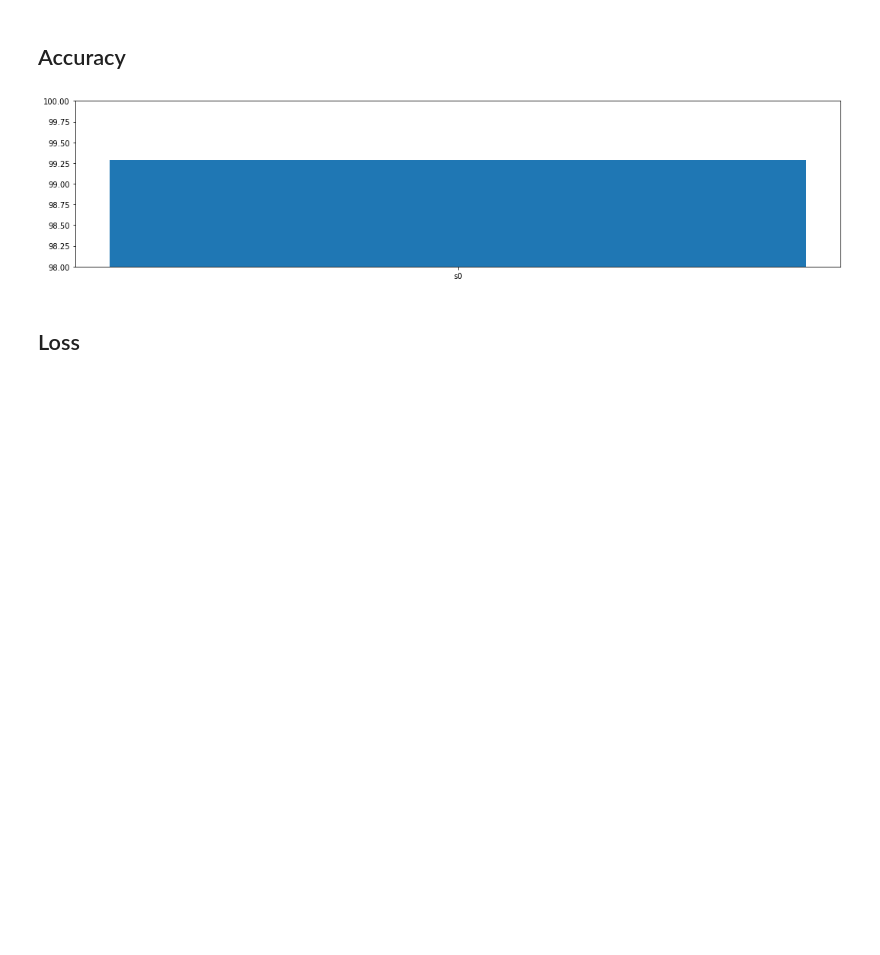
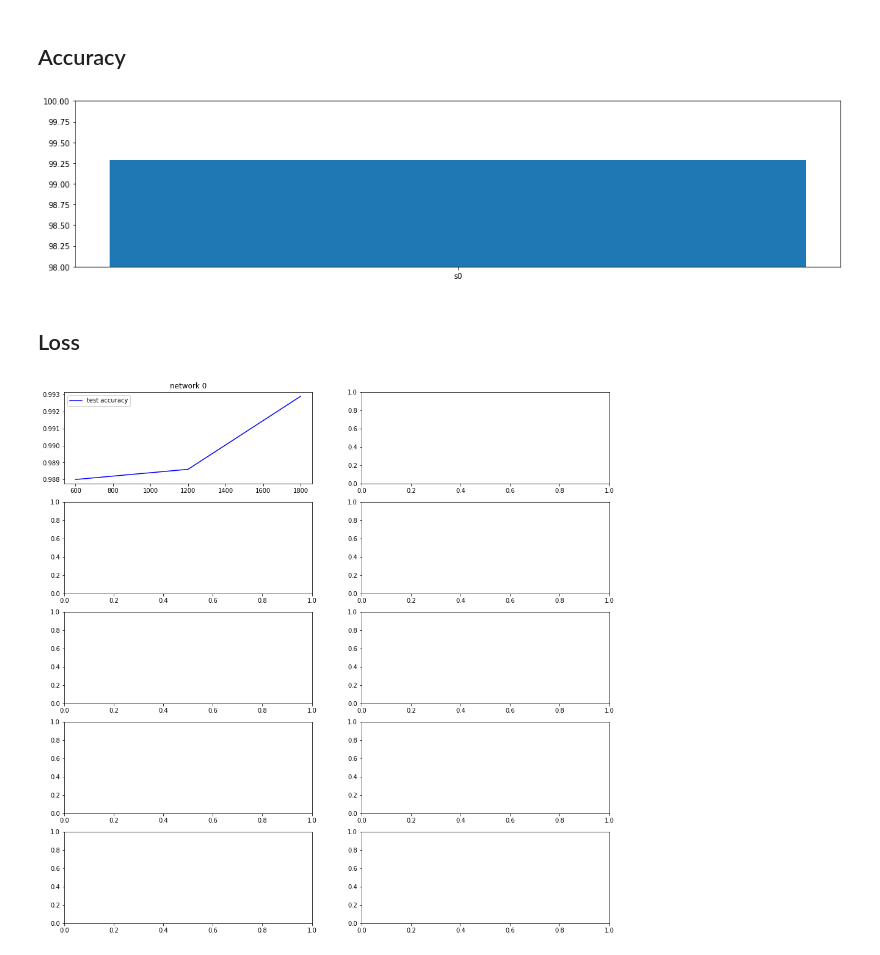
Before and after one commit to takaiwai/deep-learning-for-art-and-design, a Jupyter notebook: 10_deep_mnist.ipynb, the cells around one changed output. Saved outputs shown, nothing was run; the diff lists cells and outputs as text; code cells hidden in the pictures; blank space fills up the shorter version.

```diff
--- a/10_deep_mnist.ipynb
+++ b/10_deep_mnist.ipynb
@@ -46,18 +52,21 @@ plt.show()
 # %%
 plt.rcParams['figure.figsize'] = [16, 16]
 # %%
-fig, axes = plt.subplots(4, 4)
+fig, axes = plt.subplots(5, 2)
 
-for row in range(4):
-    for col in range(4):
+for row in range(5):
+    for col in range(2):
         index = row * 4 + col
         if index > 0:
             break;
 
         log = pickle.load(open('code/10_deep_conv_net/deep_conv_solo_{}_log.pkl'.format(index), "rb"))
 
         current = axes[row, col]
         current.plot(log['iterations'], log['accuracy'], 'b', label='test accuracy')
         current.legend()
+        current.set_title('network {}'.format(index))
 
 plt.show()
+# %% [output]
+[figure, added]
```
Also changed, not shown: parts of 2 cells of this notebook, 1 other file.
